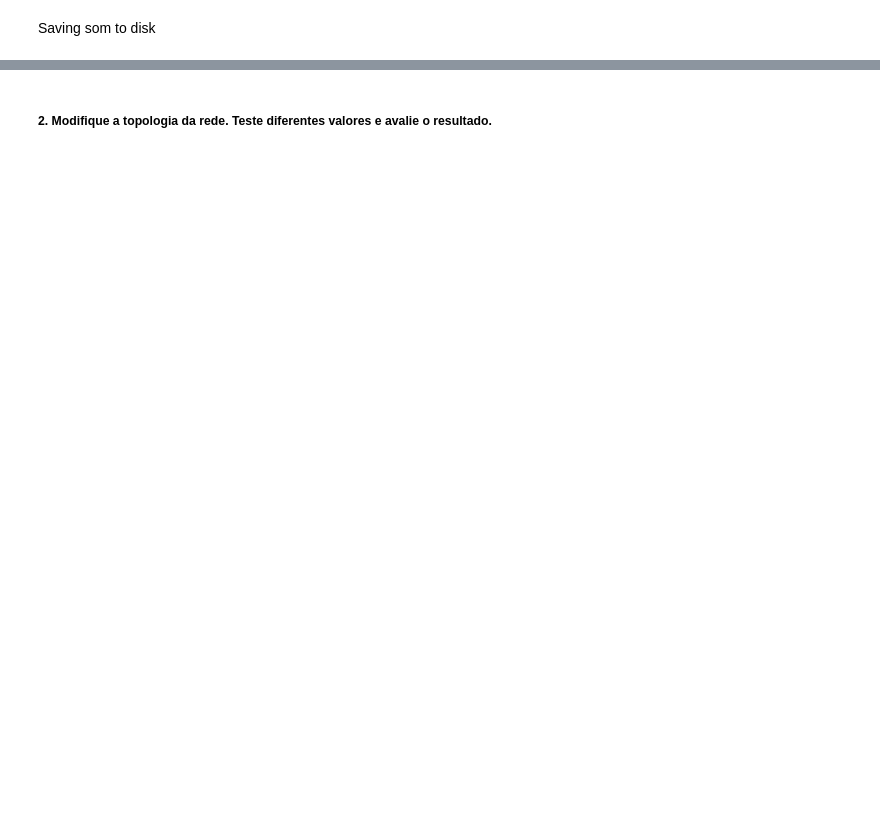
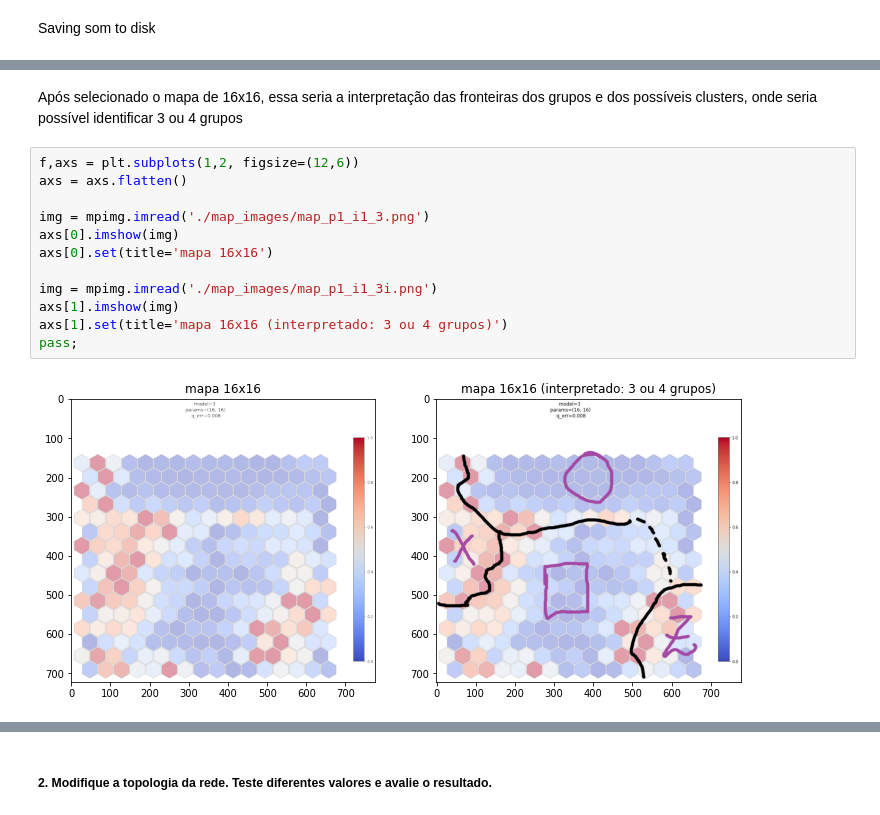
Before and after one commit to felipecostapereira/ELE2389_RedesNeurais, a Jupyter notebook: class_pratica3_Felipe.ipynb, the cells around one changed output, grey strips where cells are left out. Saved outputs shown, nothing was run; the diff lists cells and outputs as text; blank space fills up the shorter version.

```diff
--- a/class_pratica3_Felipe.ipynb
+++ b/class_pratica3_Felipe.ipynb
@@ -184,0 +284,16 @@ somname_file
+# %% [markdown]
+Após selecionado o mapa de 16x16, essa seria a interpretação das fronteiras dos grupos e dos possíveis clusters, onde seria possível identificar 3 ou 4 grupos
+# %%
+f,axs = plt.subplots(1,2, figsize=(12,6))
+axs = axs.flatten()
+
+img = mpimg.imread('./map_images/map_p1_i1_3.png')
+axs[0].imshow(img)
+axs[0].set(title='mapa 16x16')
+
+img = mpimg.imread('./map_images/map_p1_i1_3i.png')
+axs[1].imshow(img)
+axs[1].set(title='mapa 16x16 (interpretado: 3 ou 4 grupos)')
+pass;
+# %% [output]
+[figure, added]
```
Also changed, not shown: parts of 92 cells of this notebook, 24 other files.
